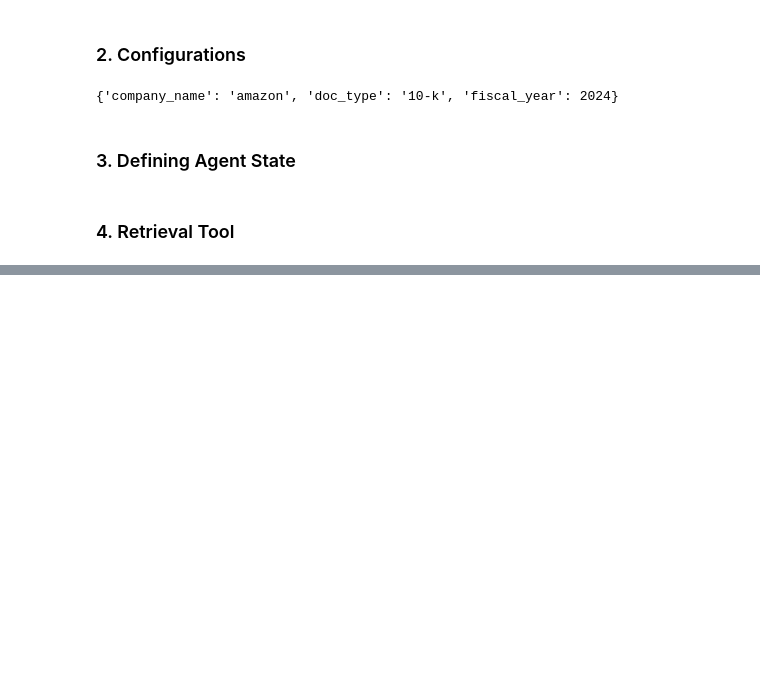
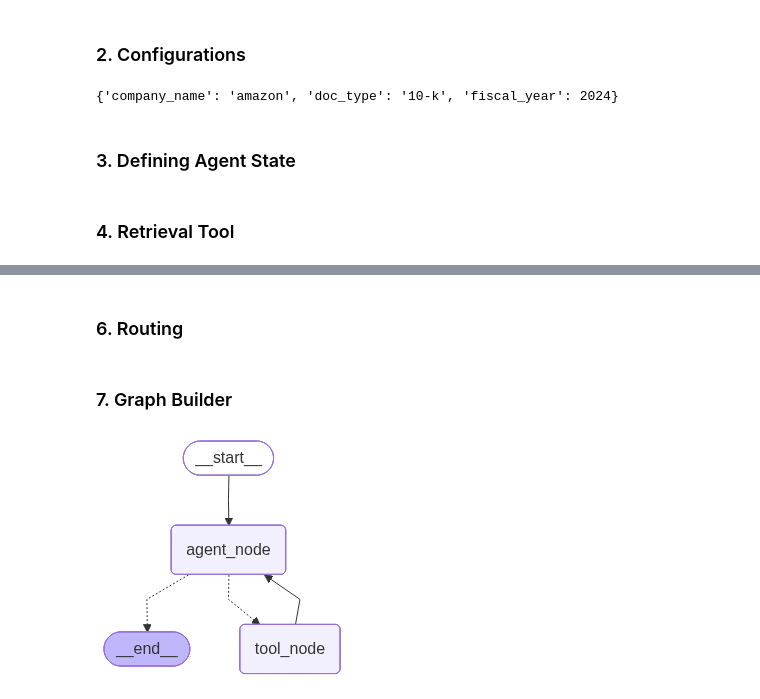
Before and after one commit to Manmath0108/Advanced-RAG, a Jupyter notebook: agentic_page_rag3.ipynb, the cells around one changed output, grey strips where cells are left out. Cells and saved outputs as stored; diff of their text form; code cells hidden in the pictures; blank space fills up the shorter version.

Commit message:
Agentic Page RAG completed

```diff
--- a/agentic_page_rag3.ipynb
+++ b/agentic_page_rag3.ipynb
@@ -74,0 +216,31 @@ retriever_docs.invoke(query)
+# %% [markdown]
+### 6. Routing
+# %%
+def should_continue(state: AgentState):
+    last = state['messages'][-1]
+
+    if hasattr(last, 'tool_calls') and last.tool_calls:
+        return "tool_node"
+    else:
+        return END
+# %% [markdown]
+### 7. Graph Builder
+# %%
+def graph_builder():
+    builder = StateGraph(AgentState)
+
+    builder.add_node("agent_node", agent_node)
+    builder.add_node("tool_node", ToolNode([retriever_docs]))
+
+    builder.add_edge(START, "agent_node")
+    builder.add_conditional_edges("agent_node", should_continue, ["tool_node", END])
+    builder.add_edge("tool_node", "agent_node")
+
+    graph = builder.compile(checkpointer=MemorySaver())
+
+    return graph
+# %%
+agent = graph_builder()
+agent
+# %% [output]
+[figure, added]
```
Also changed, not shown: parts of 9 cells of this notebook, 2 other files.
